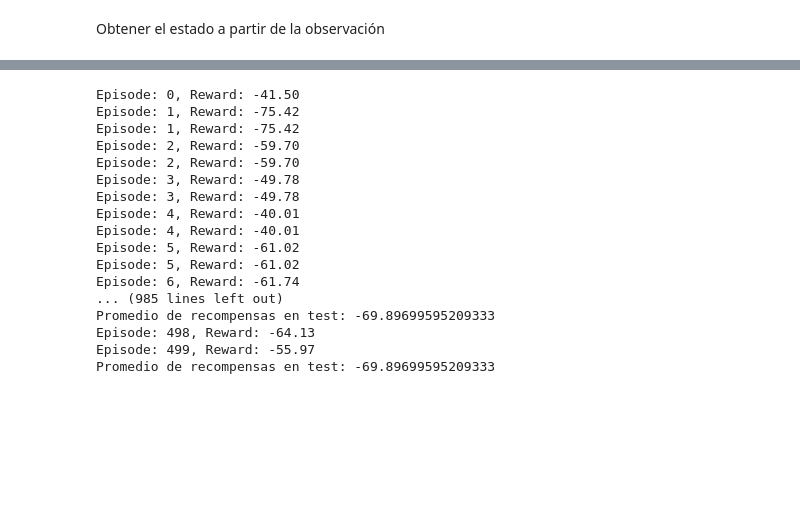
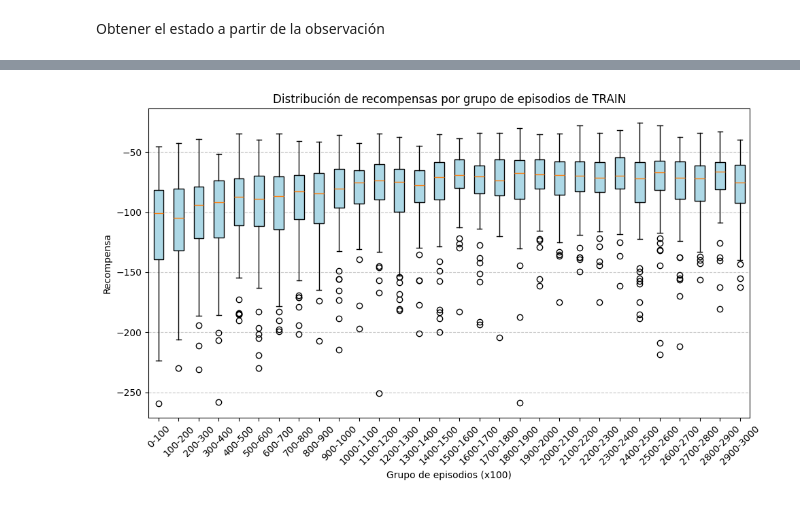
Before and after one commit to agustin2606/IA, a Jupyter notebook: descent-env/continuous_descent_env.ipynb, the cells around one changed output, grey strips where cells are left out. Cells and saved outputs as stored; diff of their text form; code cells hidden in the pictures; blank space fills up the shorter version.

```diff
--- a/descent-env/continuous_descent_env.ipynb
+++ b/descent-env/continuous_descent_env.ipynb
@@ -330,22 +244,26 @@ ModuleNotFoundError: No module named 'seaborn'
 # %%
-test_rewards = agent.test_agent(env, episodes=500)
+test_rewards = agent.test_agent(env, episodes=1000)
 test_average_reward = np.mean(test_rewards)
 print(f"Promedio de recompensas en test: {test_average_reward}")
-# %% [output]
-Episode: 0, Reward: -41.50
-Episode: 1, Reward: -75.42
-Episode: 1, Reward: -75.42
-Episode: 2, Reward: -59.70
-Episode: 2, Reward: -59.70
-Episode: 3, Reward: -49.78
-Episode: 3, Reward: -49.78
-Episode: 4, Reward: -40.01
-Episode: 4, Reward: -40.01
-Episode: 5, Reward: -61.02
-Episode: 5, Reward: -61.02
-Episode: 6, Reward: -61.74
-... (985 lines left out)
-Promedio de recompensas en test: -69.89699595209333
-Episode: 498, Reward: -64.13
-Episode: 499, Reward: -55.97
-Promedio de recompensas en test: -69.89699595209333
+# %%
+import matplotlib.pyplot as plt
+import numpy as np
+
+# Agrupar recompensas por intervalos de episodios
+interval = 100  # Número de episodios por grupo
+grouped_rewards = [rewards[i:i + interval] for i in range(0, len(rewards), interval)]
+
+# Crear el boxplot
+plt.figure(figsize=(10, 6))
+plt.boxplot(grouped_rewards, patch_artist=True, boxprops=dict(facecolor='lightblue'))
+
+# Etiquetas y título
+plt.xlabel('Grupo de episodios (x100)')
+plt.ylabel('Recompensa')
+plt.title('Distribución de recompensas por grupo de episodios de TRAIN')
+plt.xticks(ticks=range(1, len(grouped_rewards) + 1), labels=[f'{i*interval}-{(i+1)*interval}' for i in range(len(grouped_rewards))], rotation=45)
+plt.grid(axis='y', linestyle='--', alpha=0.7)
+plt.tight_layout()
+plt.show()
+# %% [output]
+[figure, added]
```
Also changed, not shown: parts of 10 cells of this notebook.
